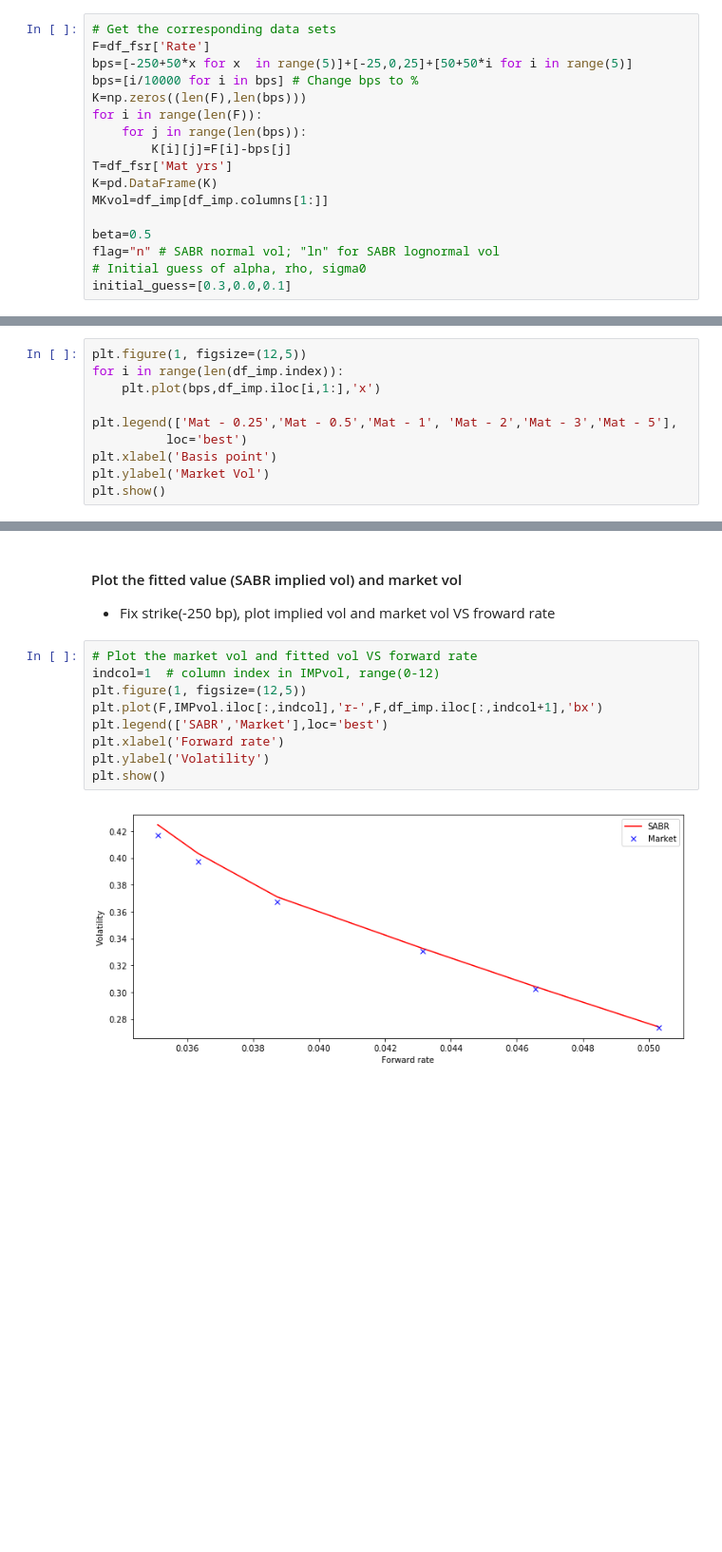
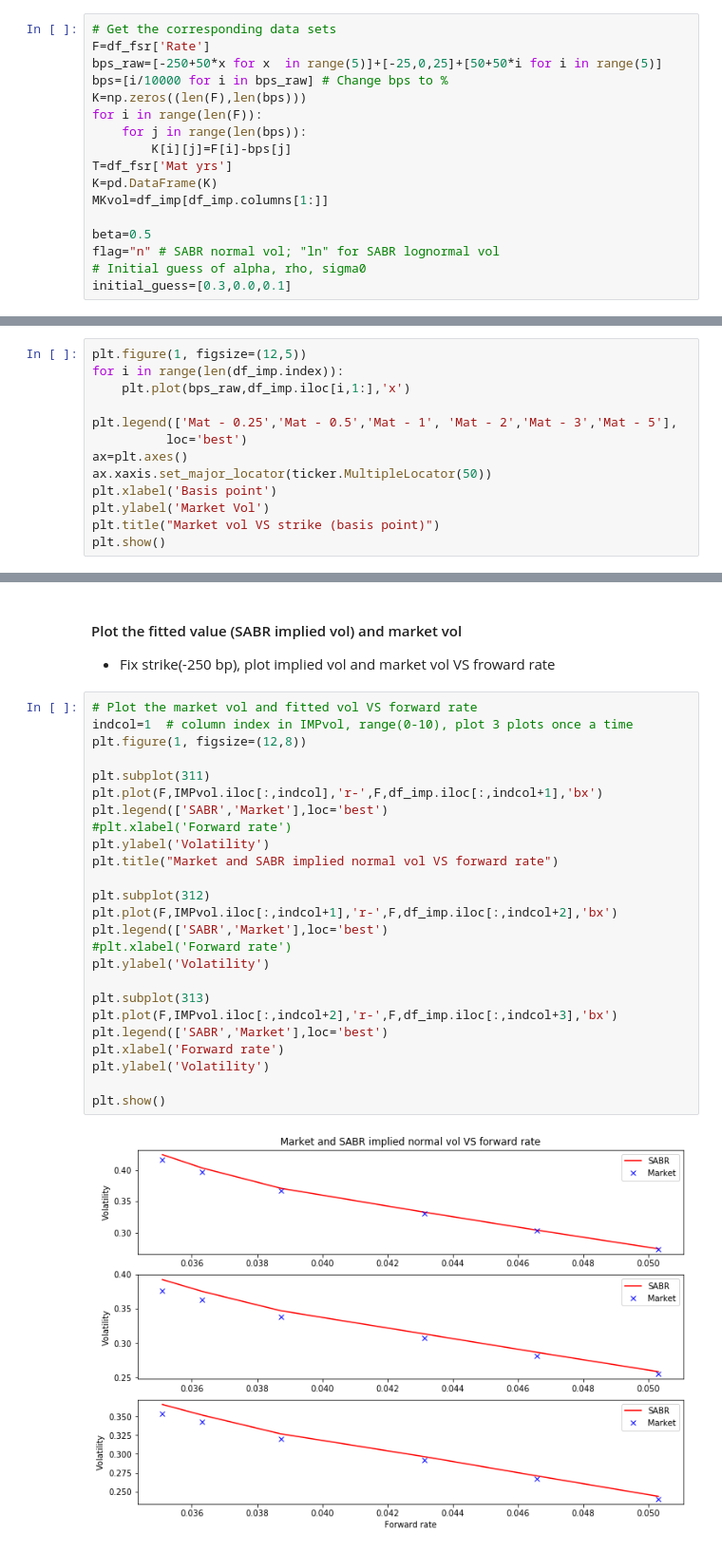
Before and after one commit to vivekfe/MTH9878_Interest_Rate_Model, a Jupyter notebook: HW/HW4/MTH9878_HW4_Group05.ipynb, the cells around one changed output, grey strips where cells are left out. Shown: that part at 95% size. Cells and saved outputs as stored; diff of their text form; blank space fills up the shorter version.

Commit message:
Update figure

```diff
--- a/HW/HW4/MTH9878_HW4_Group05.ipynb
+++ b/HW/HW4/MTH9878_HW4_Group05.ipynb
@@ -595,8 +594,8 @@ def calibration(initial_para,beta,T,K,F0,MKvol,flag):
 # %%
 # Get the corresponding data sets
 F=df_fsr['Rate']
-bps=[-250+50*x for x  in range(5)]+[-25,0,25]+[50+50*i for i in range(5)]
-bps=[i/10000 for i in bps] # Change bps to %
+bps_raw=[-250+50*x for x  in range(5)]+[-25,0,25]+[50+50*i for i in range(5)]
+bps=[i/10000 for i in bps_raw] # Change bps to %
 K=np.zeros((len(F),len(bps)))
 for i in range(len(F)):
     for j in range(len(bps)):
@@ -614,11 +613,14 @@ initial_guess=[0.3,0.0,0.1]
 # %%
 plt.figure(1, figsize=(12,5))
 for i in range(len(df_imp.index)):
-    plt.plot(bps,df_imp.iloc[i,1:],'x')
+    plt.plot(bps_raw,df_imp.iloc[i,1:],'x')
 
 plt.legend(['Mat - 0.25','Mat - 0.5','Mat - 1', 'Mat - 2','Mat - 3','Mat - 5'],
           loc='best')
+ax=plt.axes()
+ax.xaxis.set_major_locator(ticker.MultipleLocator(50))
 plt.xlabel('Basis point')
 plt.ylabel('Market Vol')
+plt.title("Market vol VS strike (basis point)")
 plt.show()
 # %% [output]
@@ -672,15 +674,31 @@ IMPvol=pd.DataFrame(IMPvol)
 * Fix strike(-250 bp), plot implied vol and market vol VS froward rate
 # %%
 # Plot the market vol and fitted vol VS forward rate
-indcol=1  # column index in IMPvol, range(0-12)
-plt.figure(1, figsize=(12,5))
+indcol=1  # column index in IMPvol, range(0-10), plot 3 plots once a time
+plt.figure(1, figsize=(12,8))
+
+plt.subplot(311)
 plt.plot(F,IMPvol.iloc[:,indcol],'r-',F,df_imp.iloc[:,indcol+1],'bx')
+plt.legend(['SABR','Market'],loc='best')
+#plt.xlabel('Forward rate')
+plt.ylabel('Volatility')
+plt.title("Market and SABR implied normal vol VS forward rate")
+
+plt.subplot(312)
+plt.plot(F,IMPvol.iloc[:,indcol+1],'r-',F,df_imp.iloc[:,indcol+2],'bx')
+plt.legend(['SABR','Market'],loc='best')
+#plt.xlabel('Forward rate')
+plt.ylabel('Volatility')
+
+plt.subplot(313)
+plt.plot(F,IMPvol.iloc[:,indcol+2],'r-',F,df_imp.iloc[:,indcol+3],'bx')
 plt.legend(['SABR','Market'],loc='best')
 plt.xlabel('Forward rate')
 plt.ylabel('Volatility')
+
 plt.show()
 # %% [output]
-[figure, old version]
+[figure, new version]
 # %%
 # Plot the market vol and fitted vol VS strike
 ind=0 # Row number of maturity, range(0-5)
```
Also changed, not shown: parts of 4 cells of this notebook.
